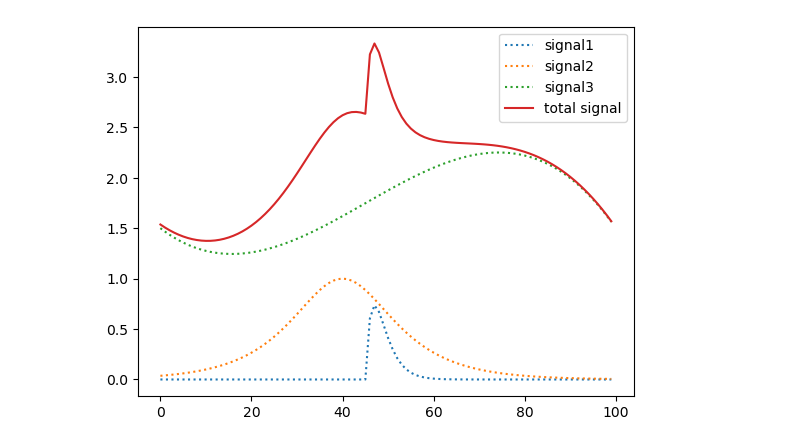
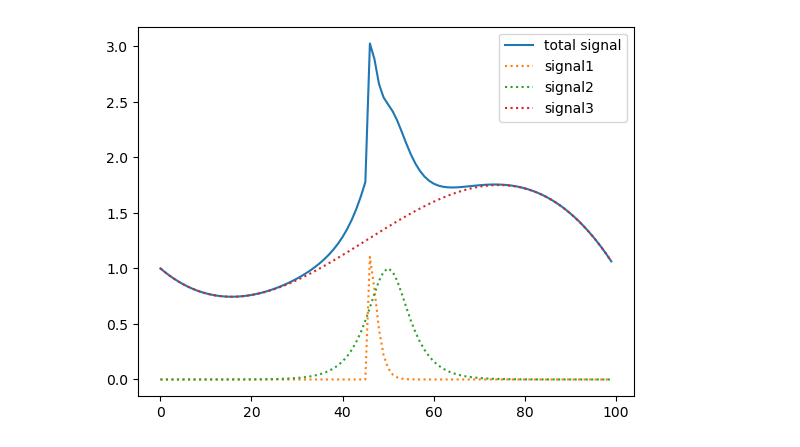
Before and after one commit to Kankelborg-Group/peaklets, a Jupyter notebook: notebooks/movie.ipynb, the cells around one changed output. Drawn from its saved outputs; the diff is of its cells as text; code cells hidden in the pictures.

```diff
--- a/notebooks/movie.ipynb
+++ b/notebooks/movie.ipynb
@@ -1,25 +1,25 @@
 # %%
 import numpy as np
 import matplotlib.pyplot as plt
 from IPython.display import HTML
 %matplotlib inline
 t = np.arange(100)
 t2 = np.maximum(t-45,0)
-signal1 = t2*np.exp(-t2/2)
-signal2 = 1/np.cosh((t-40)/10)
-signal3 = 1.5 + 1e-5*(t-35)*(100-t)*t
+signal1 = 3*t2*np.exp(-t2)
+signal2 = 1/np.cosh((t-50)/4)
+signal3 = 1 + 1e-5*(t-35)*(100-t)*t
 
 signal = signal1+signal2+signal3  # total signal
 
 plt.figure()
+plt.plot(t, signal,  label='total signal')
 plt.plot(t, signal1, ':', label='signal1')
 plt.plot(t, signal2, ':', label='signal2')
 plt.plot(t, signal3, ':', label='signal3')
-plt.plot(t, signal,  label='total signal')
 #plt.ylim(bottom=0)
 plt.legend();
 # %% [output]
-[figure, old version]
+[figure, new version]
 # %%
 %matplotlib inline
 import peaklets as pk
```
Also changed, not shown: parts of 3 cells of this notebook, 2 other files.
